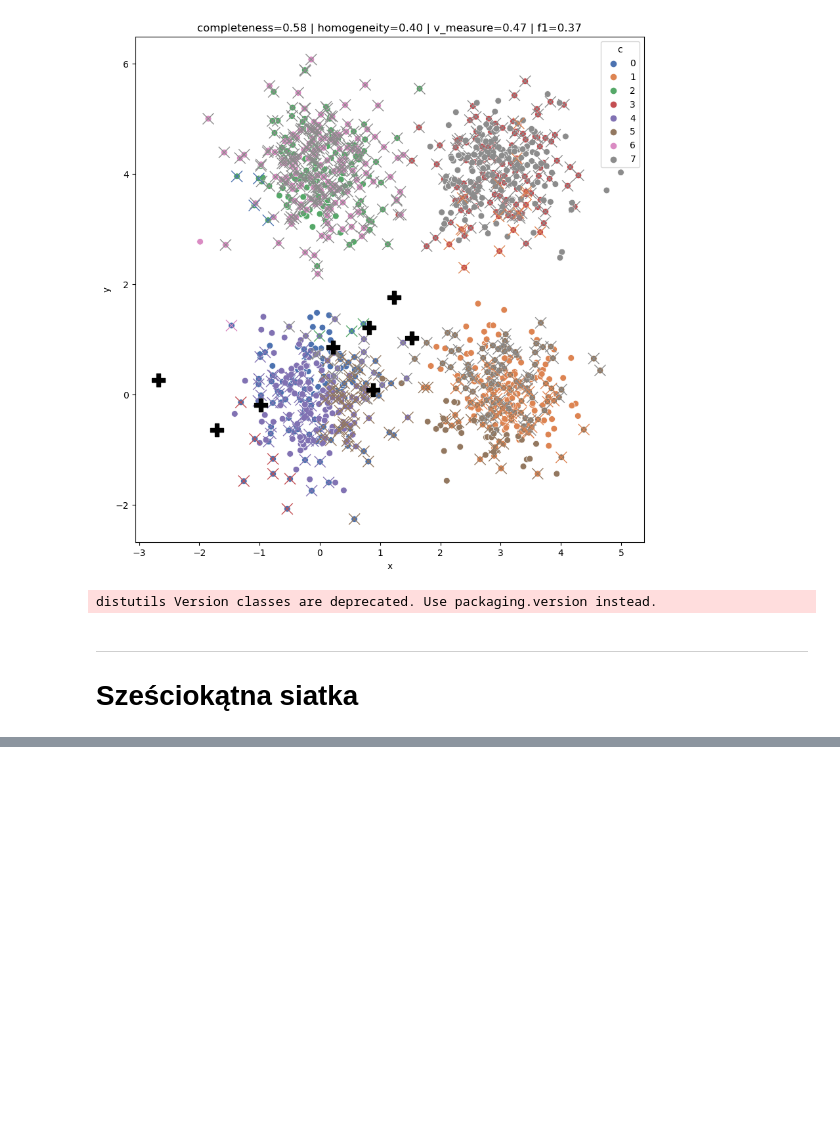
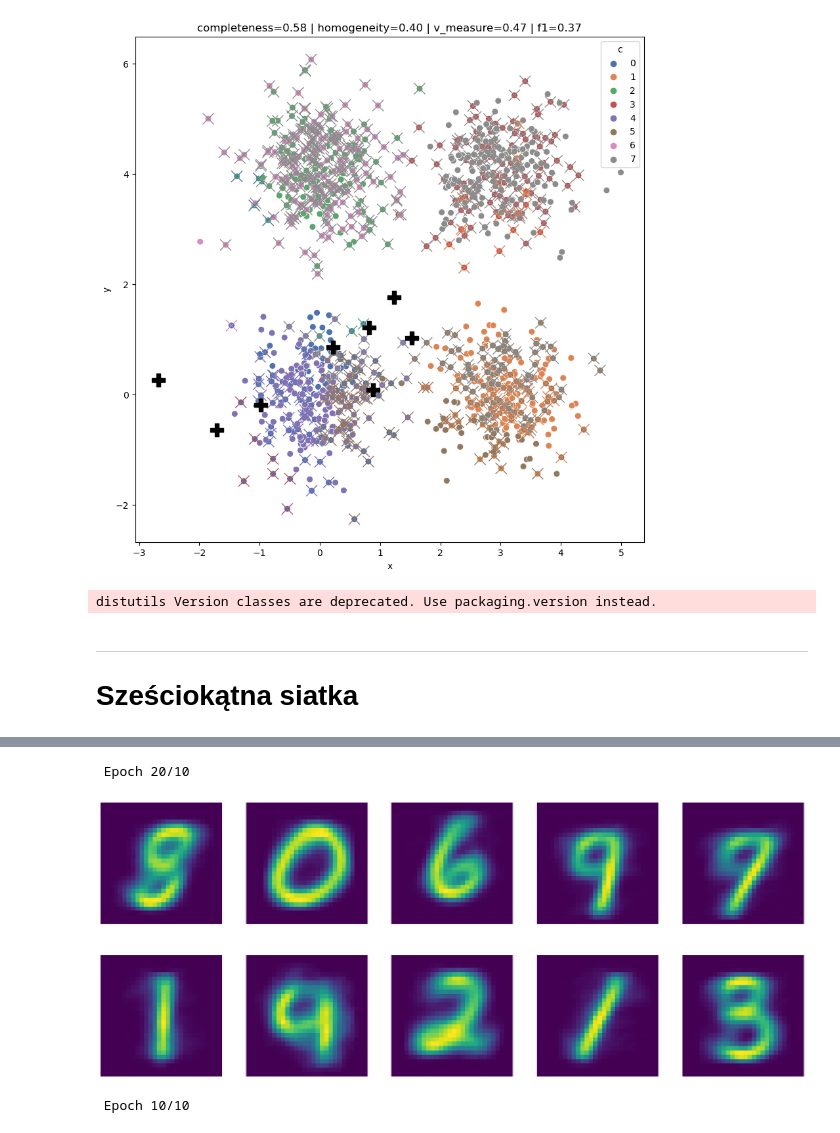
Before and after one commit to skowronskid/Computational-Analysis-Methods, a Jupyter notebook: SOM/som_experiments.ipynb, the cells around one changed output, grey strips where cells are left out. Saved outputs shown, nothing was run; the diff lists cells and outputs as text; code cells hidden in the pictures; blank space fills up the shorter version.

Commit message:
colab mnist

```diff
--- a/SOM/som_experiments.ipynb
+++ b/SOM/som_experiments.ipynb
@@ -320,0 +378,23 @@ plot_clusters_2D(som,df)
+# %%
+(X, y), (test_X, test_y) = tf.keras.datasets.mnist.load_data()
+X = X.reshape(X.shape[0], X.shape[1] * X.shape[2])
+# %%
+som = SOM(input_dim=784, map_size=(2,5))
+# %%
+som.train(X, epochs=20, neighborhood_function=gaussian, learning_rate=0.05, sigma=0.1, learning_rate_decay=10,verbose=True)
+# %% [output]
+ Epoch 20/10
+# %%
+tmp = som.weights.reshape(10,784)
+# %%
+fig, axs = plt.subplots(2, 5, figsize=(20, 8))
+axs = axs.flatten()
+
+
+
+
+for i, ax in enumerate(axs):
+    ax.imshow(np.asarray(tmp[i]).reshape(28,28))
+    ax.axis('off')
+# %% [output]
+[figure, added]
@@ -320,0 +403,4 @@ plot_clusters_2D(som,df)
+# %%
+som2.train(X, epochs=10, neighborhood_function=gaussian, learning_rate=0.05, sigma=0.1, learning_rate_decay=10,verbose=True)
+# %% [output]
+ Epoch 10/10
```
Also changed, not shown: parts of 22 cells of this notebook.
